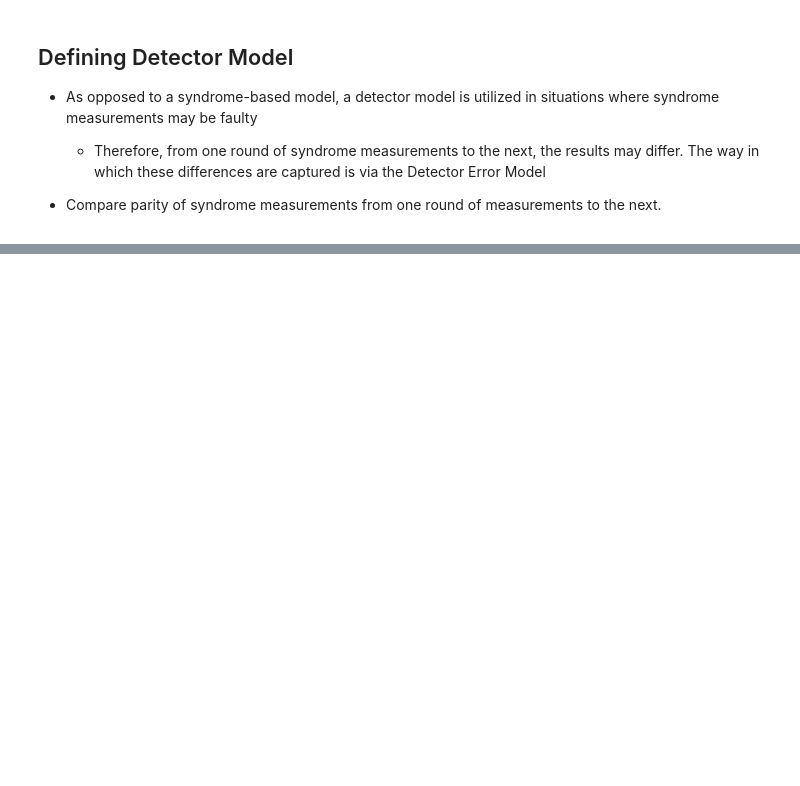
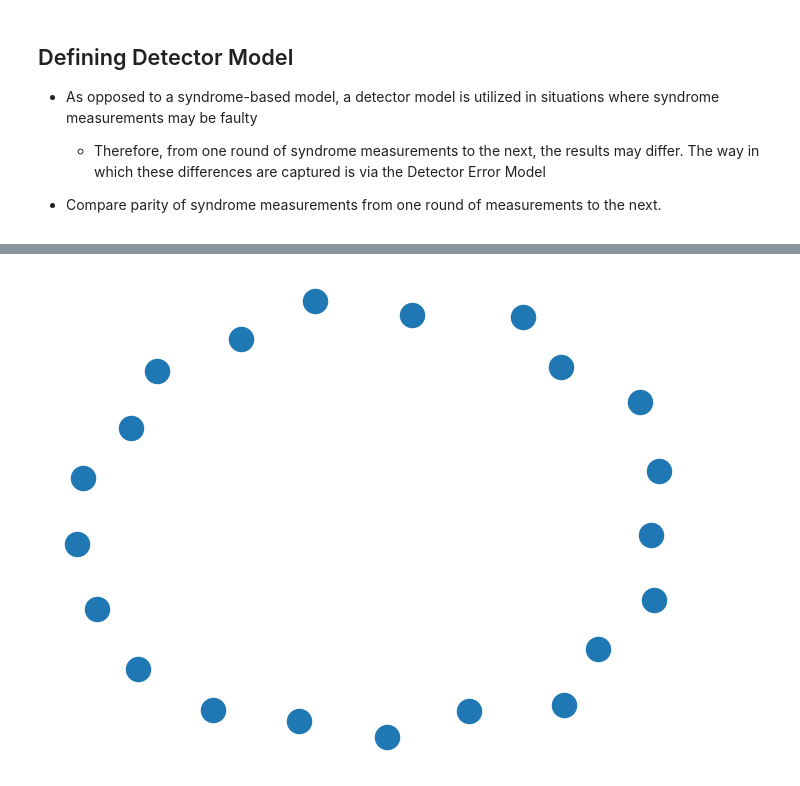
Before and after one commit to jpmarceaux/QuantumHardwareSubgroup, a Jupyter notebook: lib/dev_phenom_simulation.ipynb, the cells around one changed output, grey strips where cells are left out. Cells and saved outputs as stored; diff of their text form; code cells hidden in the pictures; blank space fills up the shorter version.

```diff
--- a/lib/dev_phenom_simulation.ipynb
+++ b/lib/dev_phenom_simulation.ipynb
@@ -540,0 +512,5 @@ DETECTOR X EVENTS: [[0 0 0 0 0 0 0 0 0 0 0 0 0 0 0 0 0 0 0 0 0 0 0 0 0 0 0 0 0 0
+# %%
+detector_X.construct_detector_graph()
+nx.draw(detector_X.detector_graph)
+# %% [output]
+[figure, added]
```
Also changed, not shown: parts of 4 cells of this notebook, 12 other files.
